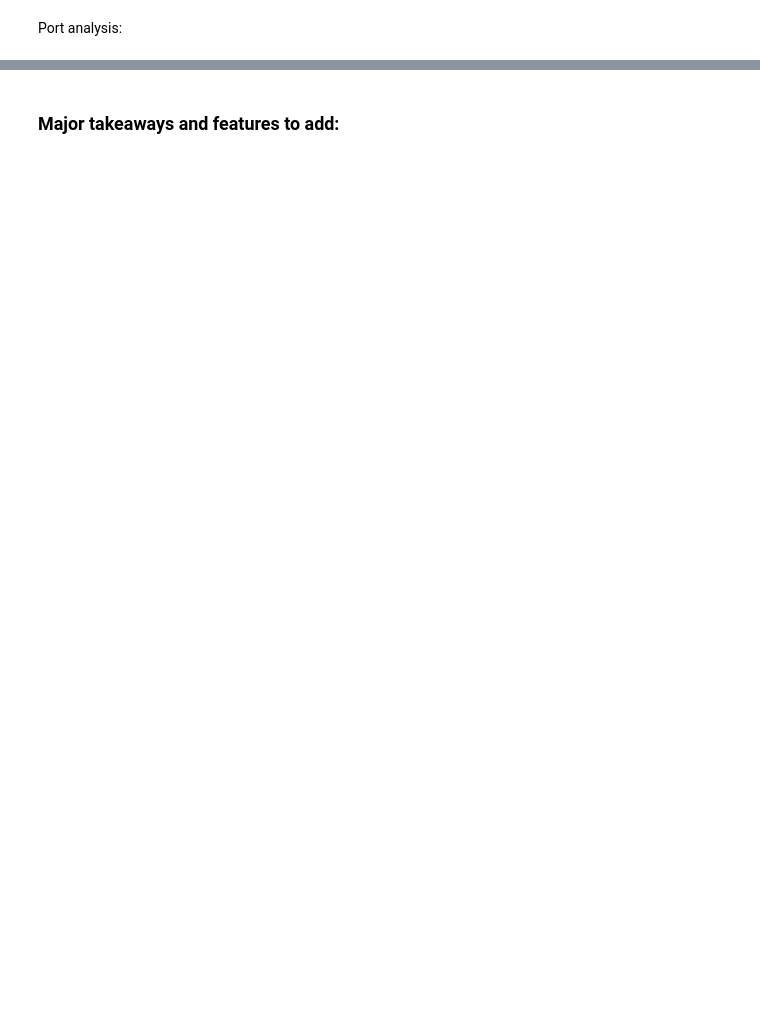
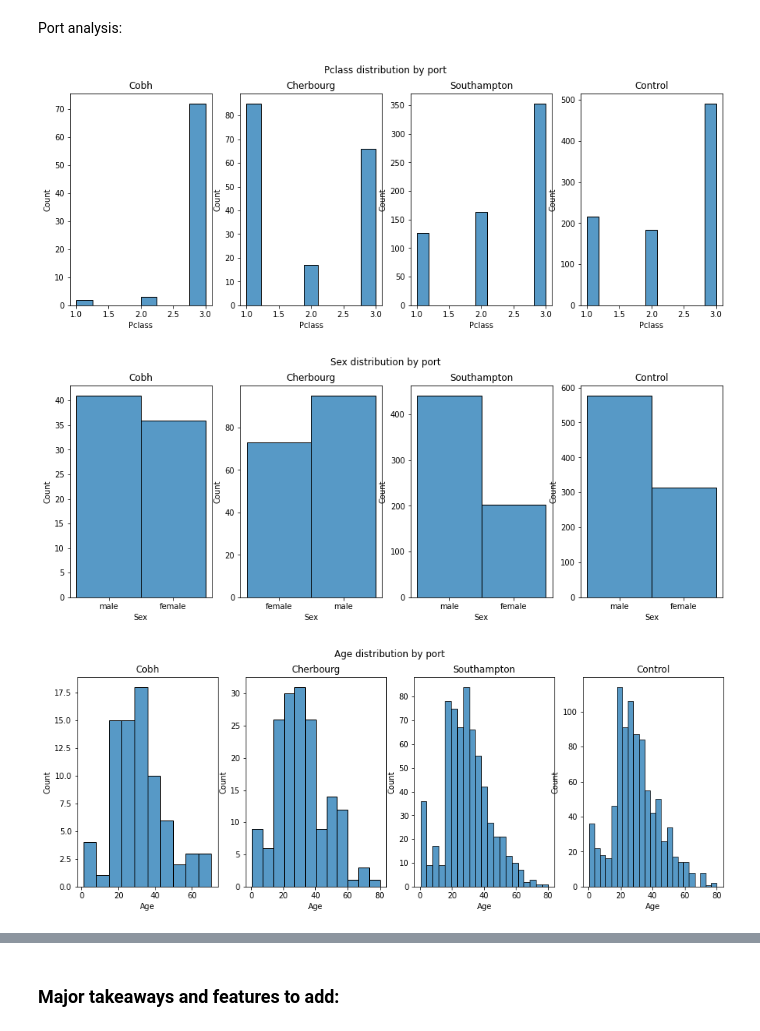
Before and after one commit to Alon-Shaaltiel/Titanic_ML, a Jupyter notebook: DataVisualizationAndPreprocessing.ipynb, the cells around one changed output, grey strips where cells are left out. Cells and saved outputs as stored; diff of their text form; code cells hidden in the pictures; blank space fills up the shorter version.

Commit message:
Added port analysis and started summary

```diff
--- a/DataVisualizationAndPreprocessing.ipynb
+++ b/DataVisualizationAndPreprocessing.ipynb
@@ -398,0 +421,60 @@ queensdale
+# %%
+fig, axes = plt.subplots(1, 4, figsize=(15, 5))
+fig.suptitle('Pclass distribution by port')
+
+cobh = df.query('Embarked == "Q"')
+sns.histplot(ax=axes[0], x=cobh.Pclass)
+axes[0].set_title('Cobh')
+
+cherbourg = df.query('Embarked == "C"')
+sns.histplot(ax=axes[1], x=cherbourg.Pclass)
+axes[1].set_title('Cherbourg')
+
+southampton = df.query('Embarked == "S"')
+sns.histplot(ax=axes[2], x=southampton.Pclass)
+axes[2].set_title('Southampton')
+
+sns.histplot(ax=axes[3], x=df.Pclass)
+axes[3].set_title('Control')
+
+plt.show()
+
+
+fig, axes = plt.subplots(1, 4, figsize=(15, 5))
+fig.suptitle('Sex distribution by port')
+
+sns.histplot(ax=axes[0], x=cobh.Sex)
+axes[0].set_title('Cobh')
+
+sns.histplot(ax=axes[1], x=cherbourg.Sex)
+axes[1].set_title('Cherbourg')
+
+sns.histplot(ax=axes[2], x=southampton.Sex)
+axes[2].set_title('Southampton')
+
+sns.histplot(ax=axes[3], x=df.Sex)
+axes[3].set_title('Control')
+
+plt.show()
+
+
+fig, axes = plt.subplots(1, 4, figsize=(15, 5))
+fig.suptitle('Age distribution by port')
+
+sns.histplot(ax=axes[0], x=cobh.Age)
+axes[0].set_title('Cobh')
+
+sns.histplot(ax=axes[1], x=cherbourg.Age)
+axes[1].set_title('Cherbourg')
+
+sns.histplot(ax=axes[2], x=southampton.Age)
+axes[2].set_title('Southampton')
+
+sns.histplot(ax=axes[3], x=df.Age)
+axes[3].set_title('Control')
+
+plt.show()
+# %% [output]
+[figure, added]
+[figure, added]
+[figure, added]
```
Also changed, not shown: parts of 10 cells of this notebook.
